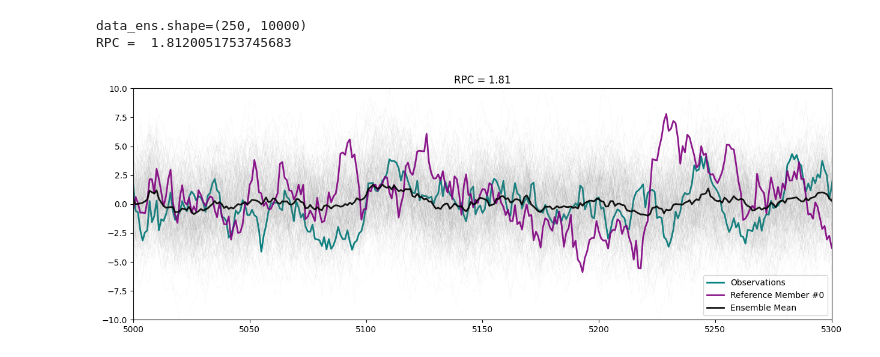
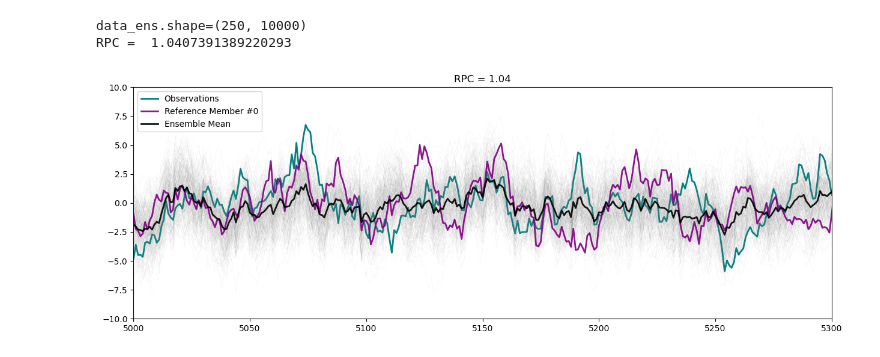
Before and after one commit to eabarnes1010/ai_weather_to_climate_ats780A8, a Jupyter notebook: lecture_code/signal_to_noise_rpc.ipynb, the cells around one changed output. Saved outputs shown, nothing was run; the diff lists cells and outputs as text; code cells hidden in the pictures.

```diff
--- a/lecture_code/signal_to_noise_rpc.ipynb
+++ b/lecture_code/signal_to_noise_rpc.ipynb
@@ -41,8 +41,8 @@ def create_ensemble(N, tau, nens=1000, var=1):
 # Change these parameters to see how the Ratio of Predictable Components (RPC)
 # changes with different signal and noise variances.
 # ------
-var_signal_obs, var_signal_ens = 1, 0.25
-var_noise_obs, var_noise_ens = 3, 6
+var_signal_obs, var_signal_ens = 1, 1.0
+var_noise_obs, var_noise_ens = 3, 3
 # ------
 
 Nsamples = 10000
@@ -57,32 +57,32 @@ data_ens = (
     create_ensemble(Nsamples, tau, nens=Nens, var=var_noise_ens)
     + np.sqrt(var_signal_ens) * signal_obs
 )
 print(f"{data_ens.shape=}")
 
 # use first ensemble member as the reference
 rmo = np.corrcoef(data_ens.mean(axis=0), data_obs)[0, 1]
 rmm = np.corrcoef(data_ens[1:, :].mean(axis=0), data_ens[0, :])[0, 1]
 RPC = np.sqrt(rmo**2 / rmm**2)
 
 print("RPC = ", RPC)
 
 # Plot the observations, ensemble members, and ensemble mean
 plt.figure(figsize=(15, 5))
 plt.plot(data_obs, label="Observations", linewidth=2, color="teal")
 plt.plot(data_ens.T, color="gray", alpha=0.25, linewidth=0.1)
 plt.plot(
     data_ens[0, :], label="Reference Member #0", color="purple", alpha=0.9, linewidth=2
 )
 plt.plot(
     data_ens.mean(axis=0), label="Ensemble Mean", color="k", alpha=0.9, linewidth=2
 )
 plt.title(f"RPC = {RPC:.2f}")
 
 plt.xlim(5000, 5300)
 plt.ylim(-10, 10)
 plt.legend()
 plt.show()
 # %% [output]
 data_ens.shape=(250, 10000)
-RPC =  1.8120051753745683
+RPC =  1.0407391389220293
-[figure, old version]
+[figure, new version]
```
Also changed, not shown: 1 other file.
